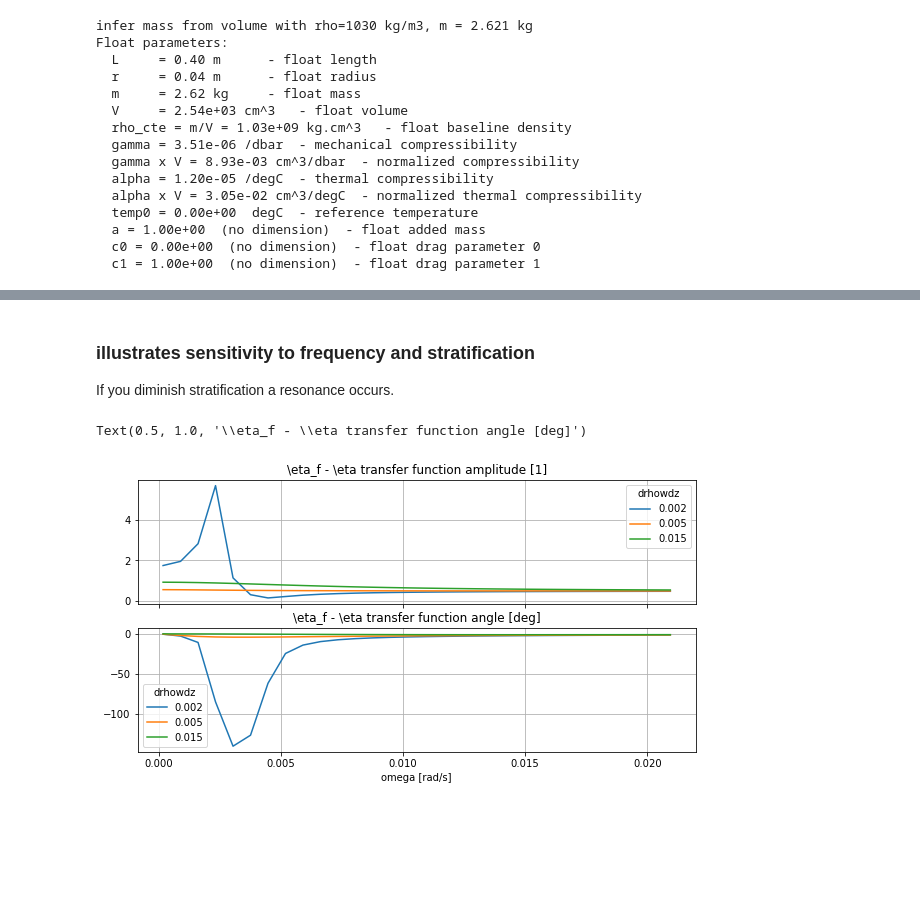
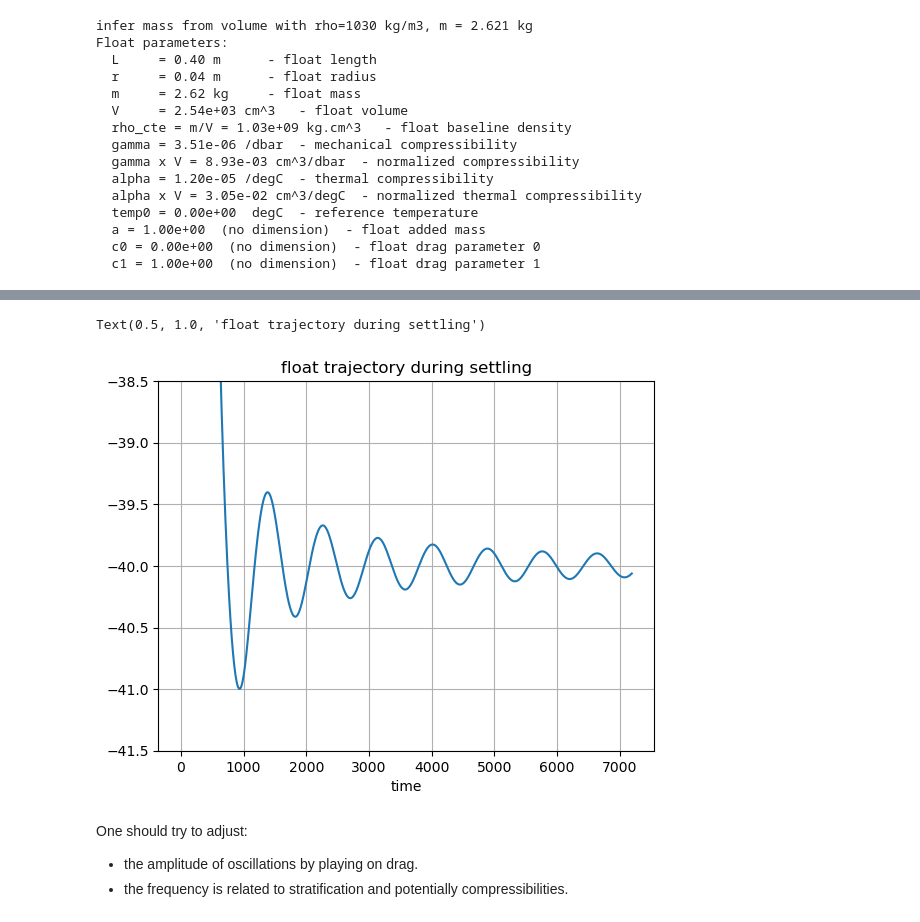
Before and after one commit to apatlpo/cognac, a Jupyter notebook: float_simulations/minions.ipynb, the cells around one changed output, grey strips where cells are left out. Cells and saved outputs as stored; diff of their text form; code cells hidden in the pictures; blank space fills up the shorter version.

```diff
--- a/float_simulations/minions.ipynb
+++ b/float_simulations/minions.ipynb
@@ -382,33 +179,0 @@ there should be little because stratification is strong but we do see some ... s
-# %%
-
-gammas = [0., f.gamma, f.gamma*2.]
-
-F = {}
-for gamma in gammas:
-
-    f = fl.autonomous_float(model='minion', gamma=gamma)
-
-    # adjust mass to target one depth
-    z=np.arange(-100.,0.,1.)
-    rho_w, p, temp, N2 = w.get_rho(z), w.get_p(z), w.get_temp(z), w.get_N2(z)
-    # adjust mass to be at equilibrium at 0m and substract 5g
-    z_equilibrium = -40.
-    iz = np.argmin(np.abs(z-z_equilibrium))
-    f.adjust_m(p[iz],temp[iz],rho_w[iz], offset=0.)
-
-    fl.plot_float_density(z, f, w)
-
-    period = 40
-    amplitude = 10
-    eta = lambda t: amplitude*np.sin(2.*np.pi/(60.*period)*t)
-
-    f.time_step(w,
-                T=T,
-                dt_step=1.,
-                dt_store=10.,
-                z=-5., w=0.,
-                eta=eta,
-               )
-
-    eta = eta(f.log['state']._df.time)
-    F[gamma] = (f, eta)
@@ -618,31 +180,9 @@ Text(0.5, 1.0, '\\eta_f - \\eta transfer function angle [deg]')
-# %% [markdown]
-### illustrates sensitivity to frequency and stratification
-
-If you diminish stratification a resonance occurs.
-# %%
-ds = get_eta_float(omega=(2*np.pi/(10*60*60), 2*np.pi/(5*60)),
-                   drhowdz=[.2/100, .5/100, 1.5/100.],
-                  )
-
-fig, axes = plt.subplots(2,1, figsize=(10,5))
-
-ax = axes[0]
-A = abs(ds.eta_float)
-A.plot.line(x='omega', ax=ax)
-ax.grid()
-ax.set_xlabel('')
-ax.set_ylabel('')
-ax.set_xticklabels('')
-ax.set_title('\eta_f - \eta transfer function amplitude [1]')
-
-phi = (xr.apply_ufunc(np.angle, ds.eta_float)*180/np.pi)
-
-ax=axes[1]
-phi.plot.line(x='omega', ax=ax)
-ax.grid()
-ax.set_xlabel('omega [rad/s]')
-ax.set_ylabel('')
-ax.set_title('\eta_f - \eta transfer function angle [deg]')
-# %% [output]
-Text(0.5, 1.0, '\\eta_f - \\eta transfer function angle [deg]')
-[figure, removed]
+# %%
+# zoom
+ax = plt.subplot(111)
+f.log['state']['z'].plot(ylim=(-41.5,-38.5), ax=ax)
+ax.grid()
+ax.set_title("float trajectory during settling")
+# %% [output]
+Text(0.5, 1.0, 'float trajectory during settling')
+[figure, added]
@@ -648,0 +192,5 @@ Text(0.5, 1.0, '\\eta_f - \\eta transfer function angle [deg]')
+# %% [markdown]
+One should try to adjust:
+
+- the amplitude of oscillations by playing on drag.
+- the frequency is related to stratification and potentially compressibilities.
```
Also changed, not shown: parts of 96 cells of this notebook, 7 other files.
